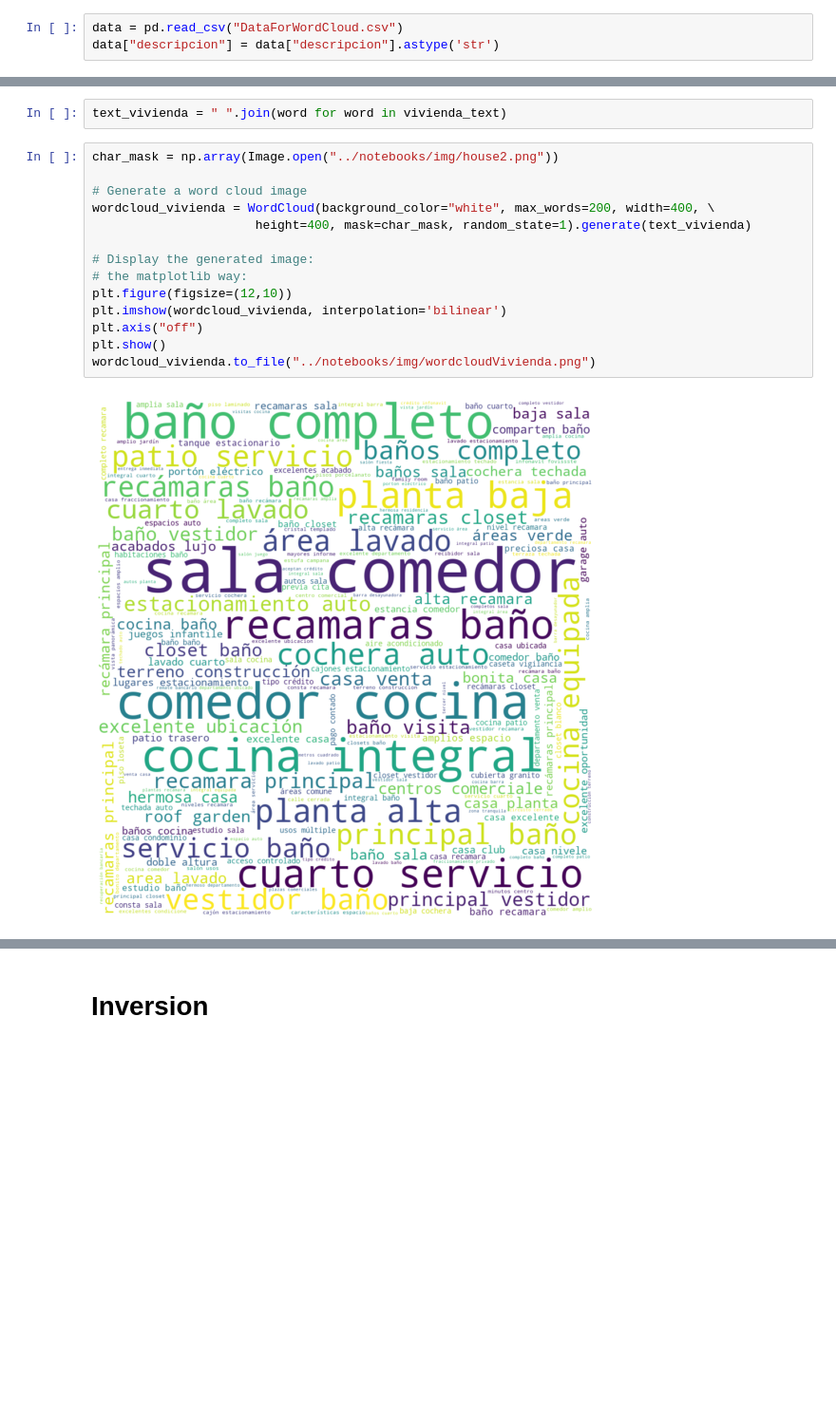
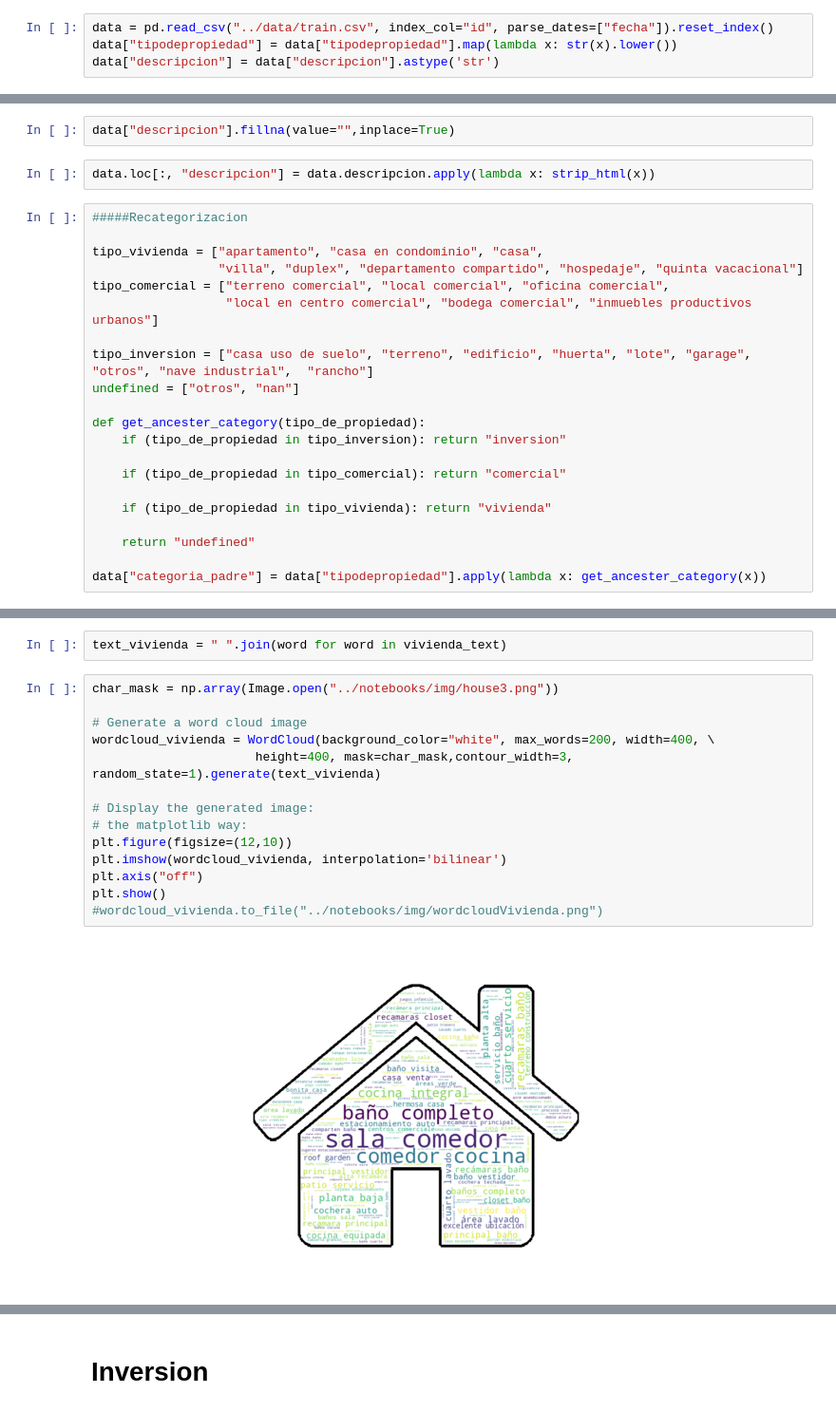
Before and after one commit to rozanecm/7506_2c2019_tp1, a Jupyter notebook: notebooks/Wordclouds.ipynb, the cells around one changed output, grey strips where cells are left out. Shown at 95% size. Cells and saved outputs as stored; diff of their text form; blank space fills up the shorter version.

Commit message:
wordclouds
Mejoro los graficos wordclouds

```diff
--- a/notebooks/Wordclouds.ipynb
+++ b/notebooks/Wordclouds.ipynb
@@ -9,5 +19,6 @@ import matplotlib.pyplot as plt
 from PIL import Image
 from wordcloud import WordCloud, STOPWORDS, ImageColorGenerator
 # %%
-data = pd.read_csv("DataForWordCloud.csv")
+data = pd.read_csv("../data/train.csv", index_col="id", parse_dates=["fecha"]).reset_index()
+data["tipodepropiedad"] = data["tipodepropiedad"].map(lambda x: str(x).lower())
 data["descripcion"] = data["descripcion"].astype('str')
@@ -24,3 +49,28 @@ Index(['Unnamed: 0', 'id', 'titulo', 'descripcion', 'tipodepropiedad',
+# %%
+data["descripcion"].fillna(value="",inplace=True)
+# %%
+data.loc[:, "descripcion"] = data.descripcion.apply(lambda x: strip_html(x))
+# %%
+#####Recategorizacion
+
+tipo_vivienda = ["apartamento", "casa en condominio", "casa",
+                 "villa", "duplex", "departamento compartido", "hospedaje", "quinta vacacional"]
+tipo_comercial = ["terreno comercial", "local comercial", "oficina comercial",
+                  "local en centro comercial", "bodega comercial", "inmuebles productivos urbanos"]
+
+tipo_inversion = ["casa uso de suelo", "terreno", "edificio", "huerta", "lote", "garage", "otros", "nave industrial",  "rancho"]
+undefined = ["otros", "nan"]
+
+def get_ancester_category(tipo_de_propiedad):
+    if (tipo_de_propiedad in tipo_inversion): return "inversion"
+
+    if (tipo_de_propiedad in tipo_comercial): return "comercial"
+
+    if (tipo_de_propiedad in tipo_vivienda): return "vivienda"
+
+    return "undefined"
+
+data["categoria_padre"] = data["tipodepropiedad"].apply(lambda x: get_ancester_category(x))
 # %%
 data["categoria_padre"].value_counts()
 # %% [output]
@@ -59,18 +109,18 @@ Hay 7453678 palabras en la combinacion de descripciones para la categoria vivien
 # %%
 text_vivienda = " ".join(word for word in vivienda_text)
 # %%
-char_mask = np.array(Image.open("../notebooks/img/house2.png"))
+char_mask = np.array(Image.open("../notebooks/img/house3.png"))
 
 # Generate a word cloud image
 wordcloud_vivienda = WordCloud(background_color="white", max_words=200, width=400, \
-                      height=400, mask=char_mask, random_state=1).generate(text_vivienda)
+                      height=400, mask=char_mask,contour_width=3, random_state=1).generate(text_vivienda)
 
 # Display the generated image:
 # the matplotlib way:
 plt.figure(figsize=(12,10))
 plt.imshow(wordcloud_vivienda, interpolation='bilinear')
 plt.axis("off")
 plt.show()
-wordcloud_vivienda.to_file("../notebooks/img/wordcloudVivienda.png")
+#wordcloud_vivienda.to_file("../notebooks/img/wordcloudVivienda.png")
 # %% [output]
-[figure, old version]
+[figure, new version]
```
Also changed, not shown: parts of 15 cells of this notebook, 13 other files.
